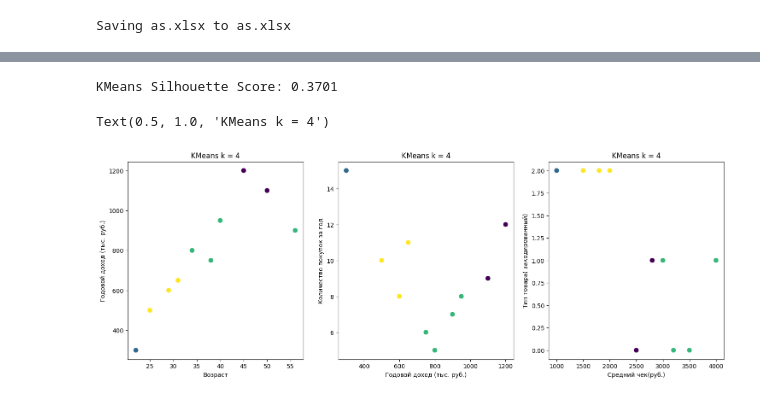
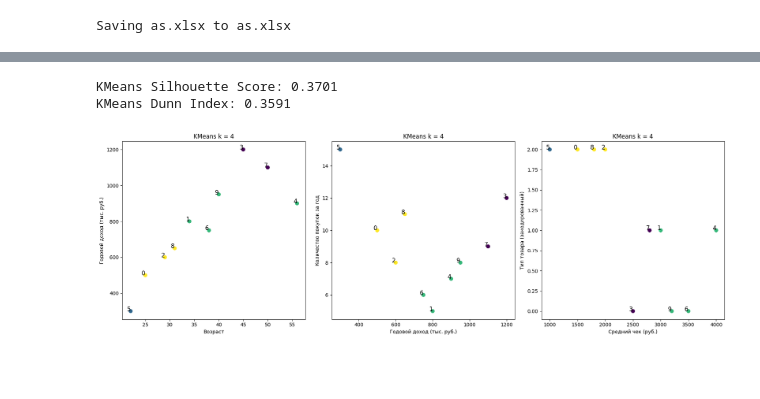
Before and after one commit to PetrBonyuk/data_analysis, a Jupyter notebook: klaster.ipynb, the cells around one changed output, grey strips where cells are left out. Cells and saved outputs as stored; diff of their text form; code cells hidden in the pictures; blank space fills up the shorter version.

```diff
--- a/klaster.ipynb
+++ b/klaster.ipynb
@@ -122,31 +329,73 @@ Text(0.5, 1.0, 'KMeans k = 3')
 # %%
+from sklearn.cluster import KMeans
+from sklearn.metrics import silhouette_score, pairwise_distances
+import matplotlib.pyplot as plt
+import numpy as np
+
+# Функция для вычисления коэффициента D
+def dunn_index(data, labels):
+    distances = pairwise_distances(data)
+    unique_labels = np.unique(labels)
+    max_intra_cluster_distance = 0
+    for label in unique_labels:
+        cluster_points = data[labels == label]
+        if len(cluster_points) > 1:
+            intra_distances = pairwise_distances(cluster_points)
+            max_intra_cluster_distance = max(max_intra_cluster_distance, np.max(intra_distances))
+    min_inter_cluster_distance = np.inf
+    for i in range(len(unique_labels)):
+        for j in range(i + 1, len(unique_labels)):
+            cluster_i = data[labels == unique_labels[i]]
+            cluster_j = data[labels == unique_labels[j]]
+            inter_distances = pairwise_distances(cluster_i, cluster_j)
+            min_inter_cluster_distance = min(min_inter_cluster_distance, np.min(inter_distances))
+    return min_inter_cluster_distance / max_intra_cluster_distance
+
+# KMeans с 4 кластерами
 kmeans = KMeans(n_clusters=4, random_state=42)
 kmeans_labels_4 = kmeans.fit_predict(data_encoded_standardize)
-kmeans_silhouette_3 = silhouette_score(data_encoded_standardize, kmeans_labels_4)
-print(f"KMeans Silhouette Score: {kmeans_silhouette_3:.4f}")
+kmeans_silhouette_4 = silhouette_score(data_encoded_standardize, kmeans_labels_4)
+kmeans_dunn_4 = dunn_index(data_encoded_standardize, kmeans_labels_4)
+
+print(f"KMeans Silhouette Score: {kmeans_silhouette_4:.4f}")
+print(f"KMeans Dunn Index: {kmeans_dunn_4:.4f}")
+
+# Построение графиков
 plt.figure(figsize=(18, 6))
 
-#возраст и доходы
+# Возраст и доходы
 plt.subplot(1, 3, 1)
 plt.scatter(data_encoded_standardize.iloc[:, 0], data_encoded_standardize.iloc[:, 1], c=kmeans_labels_4, cmap='viridis', s=50)
 plt.xlabel('Возраст')
 plt.ylabel('Годовой доход (тыс. руб.)')
-plt.title('KMeans k = 4')
+plt.title(f'KMeans k = 4')
+# Добавляем номера объектов с увеличенным размером шрифта
+for i, (x, y) in enumerate(zip(data_encoded_standardize.iloc[:, 0], data_encoded_standardize.iloc[:, 1])):
+    plt.text(x, y, str(i), fontsize=12, ha='right')  # Увеличиваем fontsize до 12
 
-#доходы и количество покупок
+# Доходы и количество покупок
 plt.subplot(1, 3, 2)
 plt.scatter(data_encoded_standardize.iloc[:, 1], data_encoded_standardize.iloc[:, 2], c=kmeans_labels_4, cmap='viridis', s=50)
 plt.xlabel('Годовой доход (тыс. руб.)')
 plt.ylabel('Количество покупок за год')
-plt.title('KMeans k = 4')
+plt.title(f'KMeans k = 4')
+# Добавляем номера объектов с увеличенным размером шрифта
+for i, (x, y) in enumerate(zip(data_encoded_standardize.iloc[:, 1], data_encoded_standardize.iloc[:, 2])):
+    plt.text(x, y, str(i), fontsize=12, ha='right')  # Увеличиваем fontsize до 12
 
-#средний чек и тип товара
+# Средний чек и тип товара
 plt.subplot(1, 3, 3)
 plt.scatter(data_encoded_standardize.iloc[:, 3], data_encoded_standardize.iloc[:, 5], c=kmeans_labels_4, cmap='viridis', s=50)
-plt.xlabel('Средний чек(руб.)')
-plt.ylabel('Тип товара( закодированный)')
-plt.title('KMeans k = 4')
+plt.xlabel('Средний чек (руб.)')
+plt.ylabel('Тип товара (закодированный)')
+plt.title(f'KMeans k = 4')
+# Добавляем номера объектов с увеличенным размером шрифта
+for i, (x, y) in enumerate(zip(data_encoded_standardize.iloc[:, 3], data_encoded_standardize.iloc[:, 5])):
+    plt.text(x, y, str(i), fontsize=12, ha='right')  # Увеличиваем fontsize до 12
+
+plt.tight_layout()
+plt.show()
 # %% [output]
 KMeans Silhouette Score: 0.3701
+KMeans Dunn Index: 0.3591
-Text(0.5, 1.0, 'KMeans k = 4')
-[figure, old version]
+[figure, new version]
```
Also changed, not shown: parts of 20 cells of this notebook.
